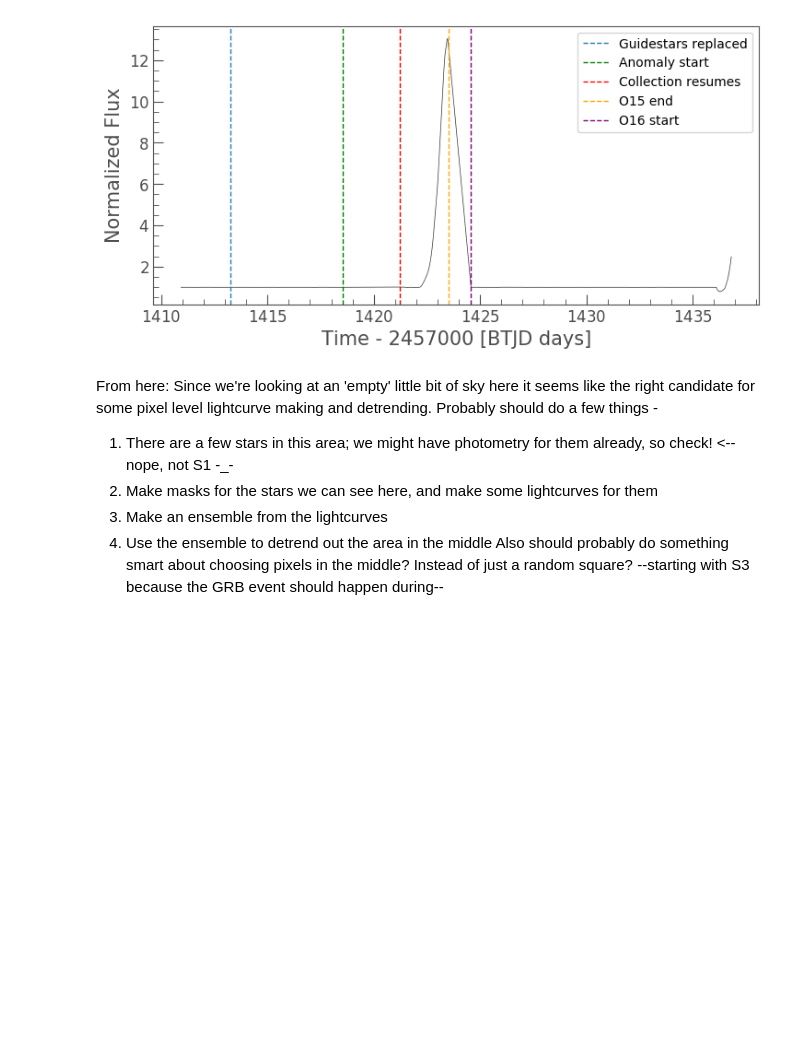
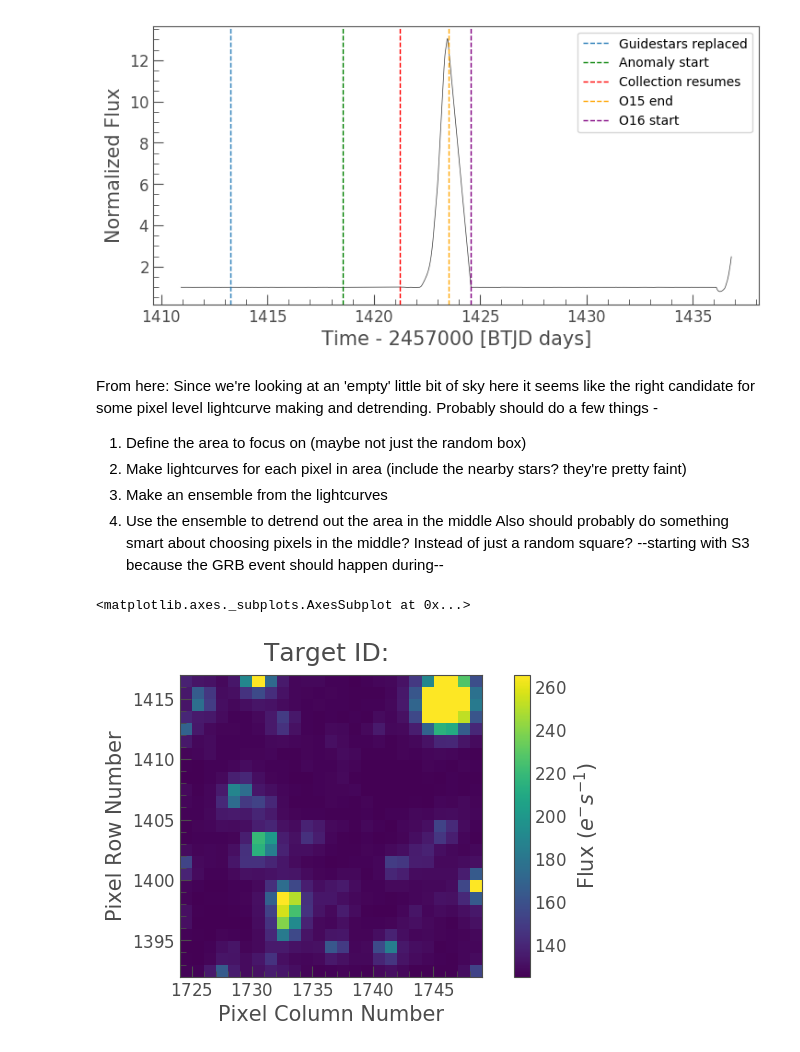
Before and after one commit to FGCUStellarResearch/GammaRayVisualizations, a Jupyter notebook: Lightkurve_sample.ipynb, the cells around one changed output. Drawn from its saved outputs; the diff is of its cells as text; code cells hidden in the pictures; blank space fills up the shorter version.

Commit message:
Lightcurve for Sector 3 with detrending

```diff
--- a/Lightkurve_sample.ipynb
+++ b/Lightkurve_sample.ipynb
@@ -77,8 +77,8 @@ ax.legend()
 # %% [markdown]
 From here:
 Since we're looking at an 'empty' little bit of sky here it seems like the right candidate for some pixel level lightcurve making and detrending. Probably should do a few things -
-1) There are a few stars in this area; we might have photometry for them already, so check! <-- nope, not S1 -_-
-2) Make masks for the stars we can see here, and make some lightcurves for them
+1) Define the area to focus on (maybe not just the random box)
+2) Make lightcurves for each pixel in area (include the nearby stars? they're pretty faint)
 3) Make an ensemble from the lightcurves
 4) Use the ensemble to detrend out the area in the middle
 Also should probably do something smart about choosing pixels in the middle? Instead of just a random square?
@@ -86,4 +86,8 @@ Also should probably do something smart about choosing pixels in the middle? Ins
 # %%
 # GRB 180924A - Swift detection at 18-09-24 15:39 GMT
 # TESS Sector3 - O13 start 18-09-20, 'data start' 18-09-24 09:30 UTC
 # Should have ~6 hours (12 frames) of 'science quality' data prior to Swift observation
+s3_file.plot()
+# %% [output]
+<matplotlib.axes._subplots.AxesSubplot at 0x...>
+[figure, added]
```
Also changed, not shown: parts of 11 cells of this notebook.
